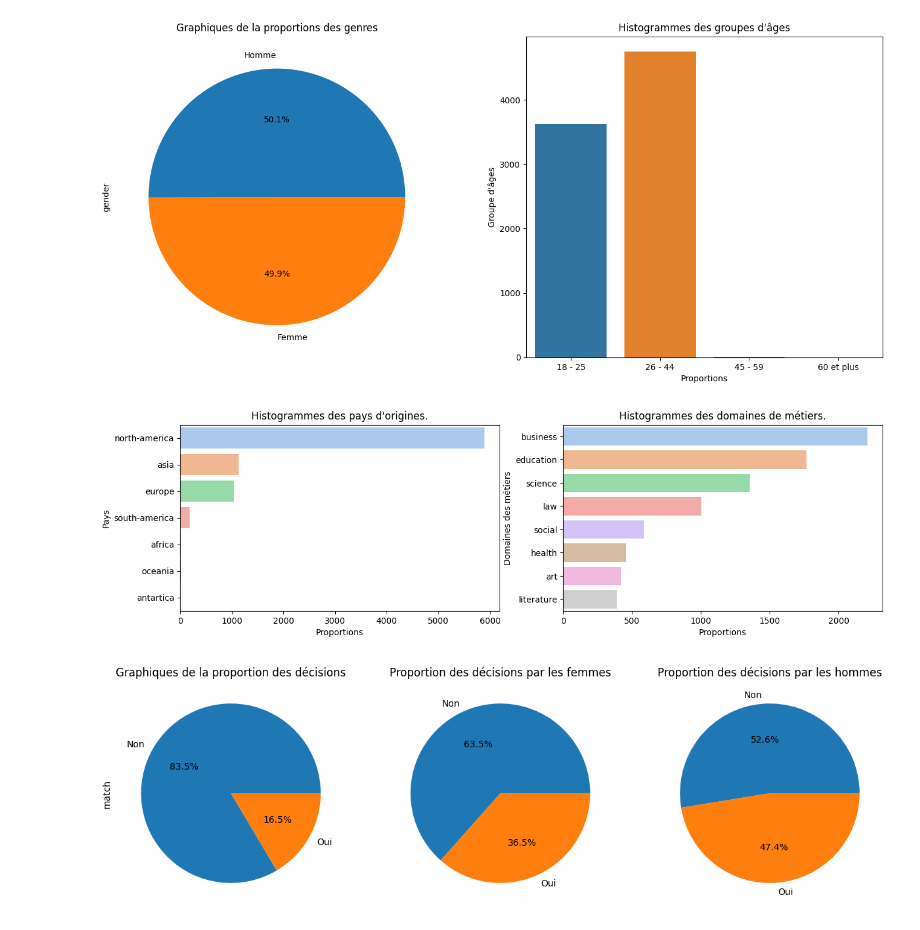
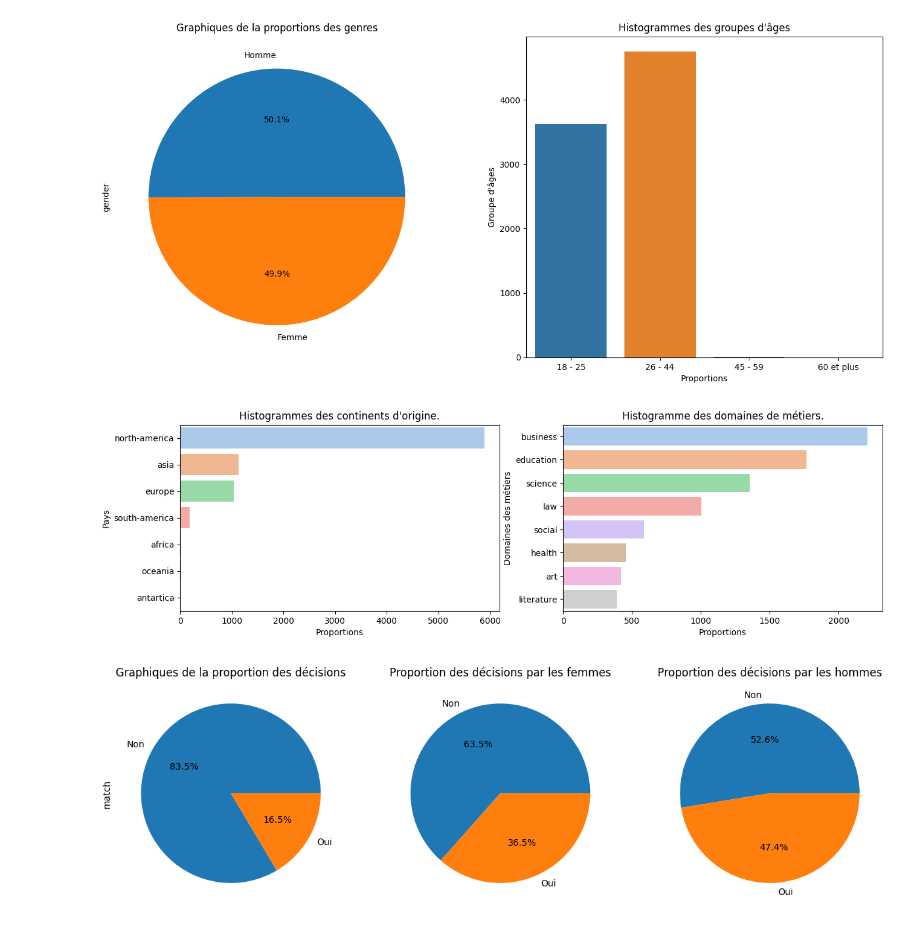
Before and after one commit to B-Manitas/Speed-Dating, a Jupyter notebook: notebook/visualization.ipynb, the cells around one changed output. Saved outputs shown, nothing was run; the diff lists cells and outputs as text; code cells hidden in the pictures.

```diff
--- a/notebook/visualization.ipynb
+++ b/notebook/visualization.ipynb
@@ -55,25 +55,25 @@ plt.show()
 # %%
 lbl_from, val_from = count_multiple_columns(DATASET, "from_")
 lbl_career, val_career = count_multiple_columns(DATASET, "career_")
 
 plt.figure(figsize=(15, 4))
 
 # Graphique des pays
 plt.subplot(121)
 sns.barplot(x=lbl_from, y=val_from, palette="pastel")
 plt.xlabel("Proportions")
 plt.ylabel("Pays")
-plt.title("Histogrammes des pays d'origines.")
+plt.title("Histogrammes des continents d'origine.")
 
 # Graphique des personnes
 plt.subplot(122)
 sns.barplot(x=lbl_career, y=val_career, palette="pastel")
 plt.xlabel("Proportions")
 plt.ylabel("Domaines des métiers")
-plt.title("Histogrammes des domaines de métiers.")
+plt.title("Histogramme des domaines de métiers.")
 plt.show()
 # %% [output]
-[figure, old version]
+[figure, new version]
 # %%
 decision = DATASET.groupby("gender")["decision"].value_counts()
 woman_decision, man_decision = decision[0], decision[1]
```
Also changed, not shown: parts of 14 cells of this notebook.
